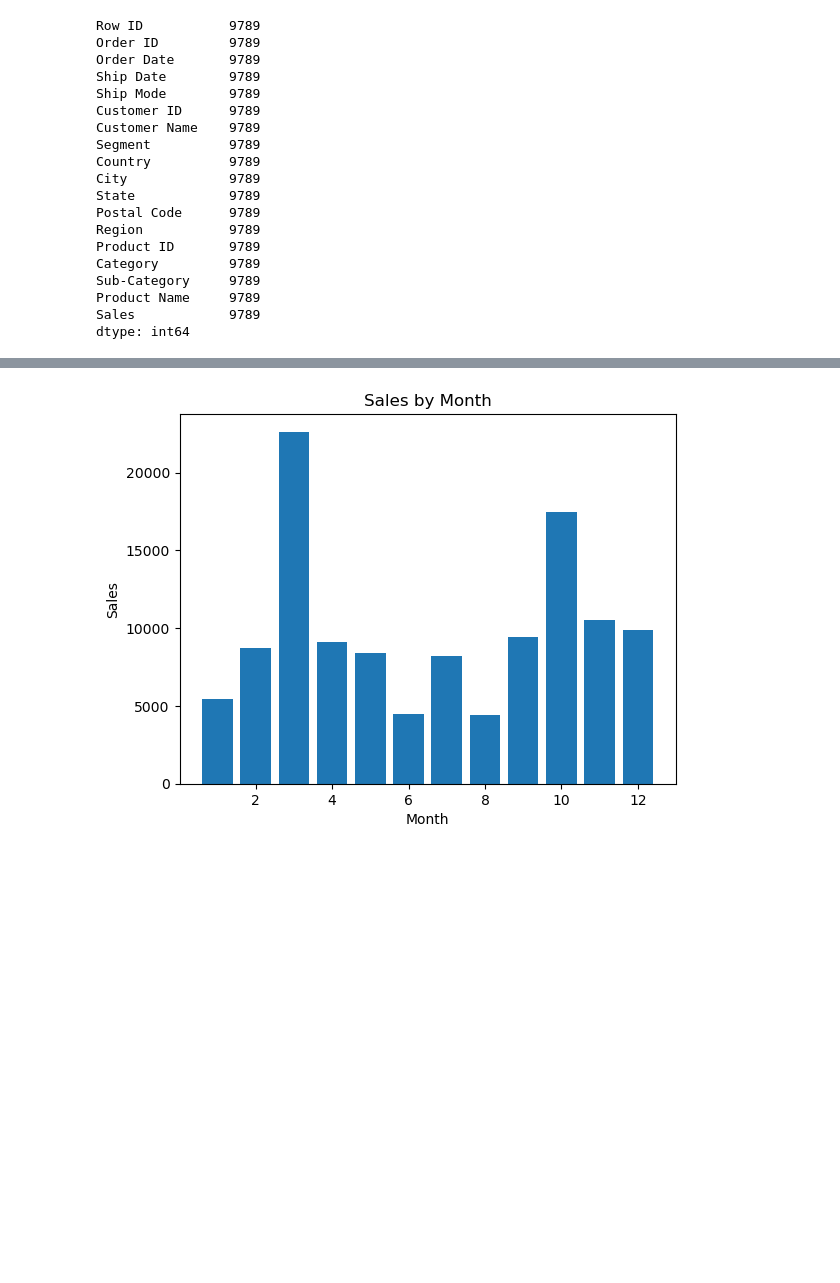
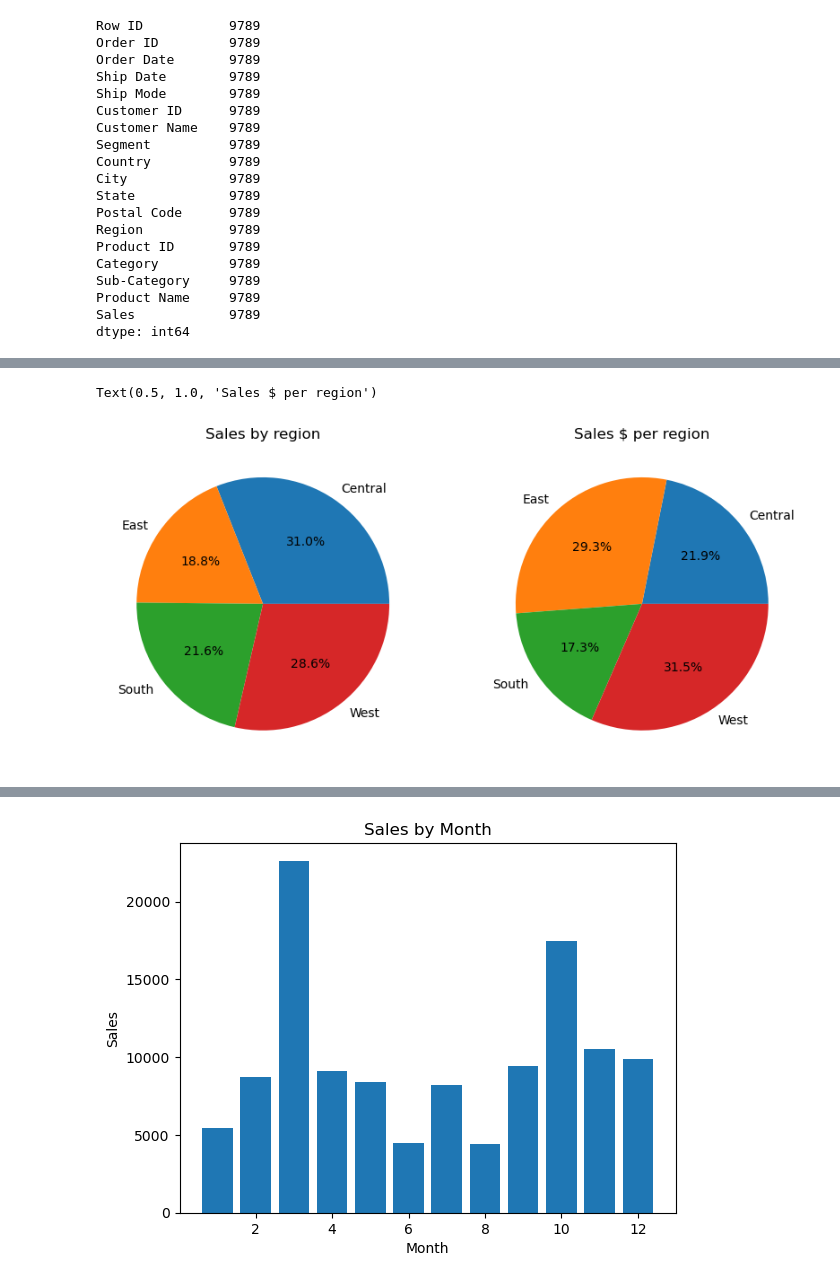
Before and after one commit to Czoperda/project-1, a Jupyter notebook: Sales Data Project.ipynb, the cells around one changed output, grey strips where cells are left out. Cells and saved outputs as stored; diff of their text form; code cells hidden in the pictures; blank space fills up the shorter version.

```diff
--- a/Sales Data Project.ipynb
+++ b/Sales Data Project.ipynb
@@ -86,0 +81,19 @@ dtype: int64
+# %%
+# Total Sales per region
+
+fig, (ax1,ax2) = plt.subplots(1,2,figsize=(10,10))
+
+labels = 'Central', 'East' , 'South', 'West'
+values = sales_df.groupby("Region")["Postal Code"].nunique()
+ax1.pie(values,labels = labels,autopct = '%1.1f%%') #plot first pie
+ax1.set_title('Sales by region')
+
+# Total Sales in Dollar value  per region
+
+labels = 'Central', 'East' , 'South', 'West'
+values = sales_df.groupby("Region")["Sales"].sum()
+ax2.pie(values,labels = labels,autopct = '%1.1f%%') #plot second pie
+ax2.set_title('Sales $ per region')
+# %% [output]
+Text(0.5, 1.0, 'Sales $ per region')
+[figure, added]
```
Also changed, not shown: parts of 9 cells of this notebook, 1 other file.
